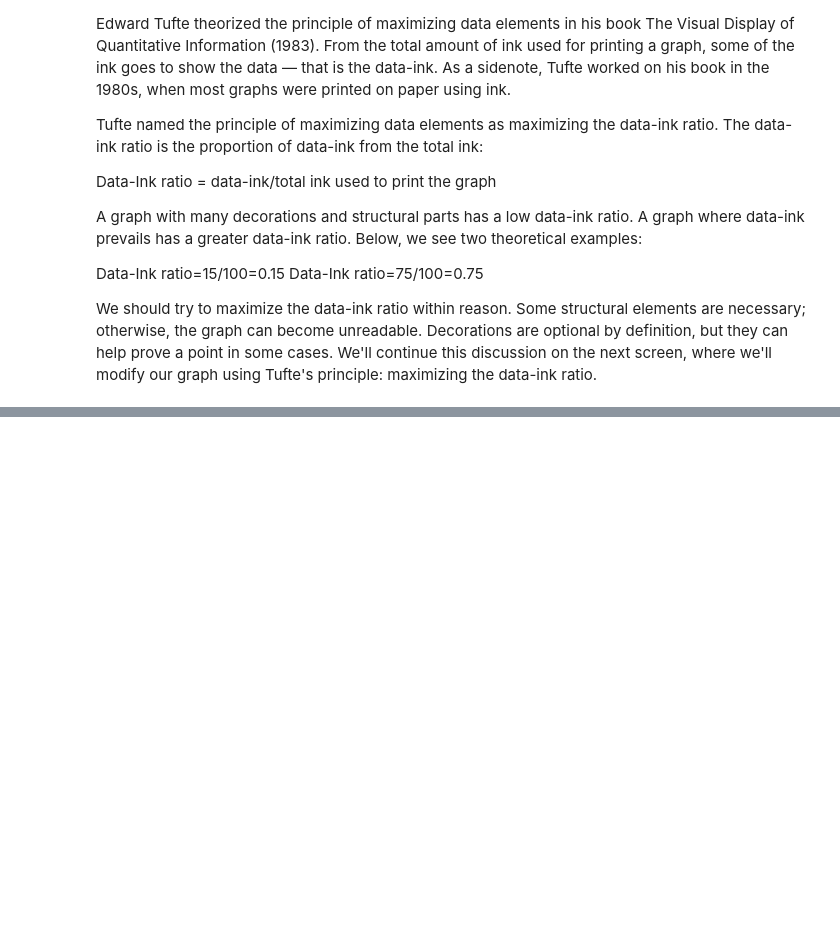
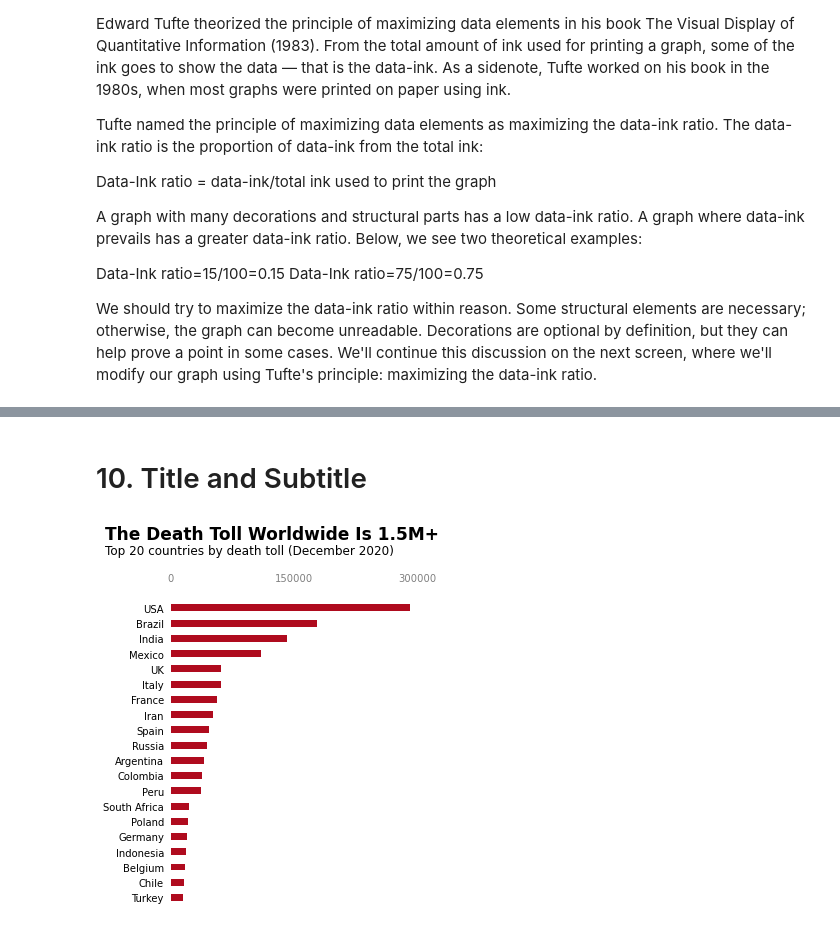
Before and after one commit to AsirShahid/Data-Scientist-in-Python-DataQuest, a Jupyter notebook: Data Analysis and Visualization/Storytelling Data Visualization and Information Design/Design for an Audience/Design for an Audience.ipynb, the cells around one changed output, grey strips where cells are left out. Saved outputs shown, nothing was run; the diff lists cells and outputs as text; code cells hidden in the pictures; blank space fills up the shorter version.

```diff
--- a/Data Analysis and Visualization/Storytelling Data Visualization and Information Design/Design for an Audience/Design for an Audience.ipynb
+++ b/Data Analysis and Visualization/Storytelling Data Visualization and Information Design/Design for an Audience/Design for an Audience.ipynb
@@ -113,0 +207,24 @@ We should try to maximize the data-ink ratio within reason. Some structural elem
+# %% [markdown]
+# 10. Title and Subtitle
+# %%
+import pandas as pd
+import matplotlib.pyplot as plt
+
+top20_deathtoll = pd.read_csv('top20_deathtoll.csv')
+
+fig, ax = plt.subplots(figsize=(4.5, 6))
+ax.barh(top20_deathtoll['Country_Other'],
+        top20_deathtoll['Total_Deaths'],
+        height=0.45, color='#af0b1e')
+for location in ['left', 'right', 'top', 'bottom']:
+    ax.spines[location].set_visible(False)
+ax.set_xticks([0, 150000, 300000])
+ax.xaxis.tick_top()
+ax.tick_params(top=False, left=False)
+ax.tick_params(axis='x', colors='grey')
+
+ax.text(x=-80000,y=23.5,s="The Death Toll Worldwide Is 1.5M+",size=17,weight="bold")
+ax.text(x=-80000,y=22.5,s="Top 20 countries by death toll (December 2020)",size=12)
+plt.show()
+# %% [output]
+[figure, added]
```
Also changed, not shown: parts of 10 cells of this notebook.
